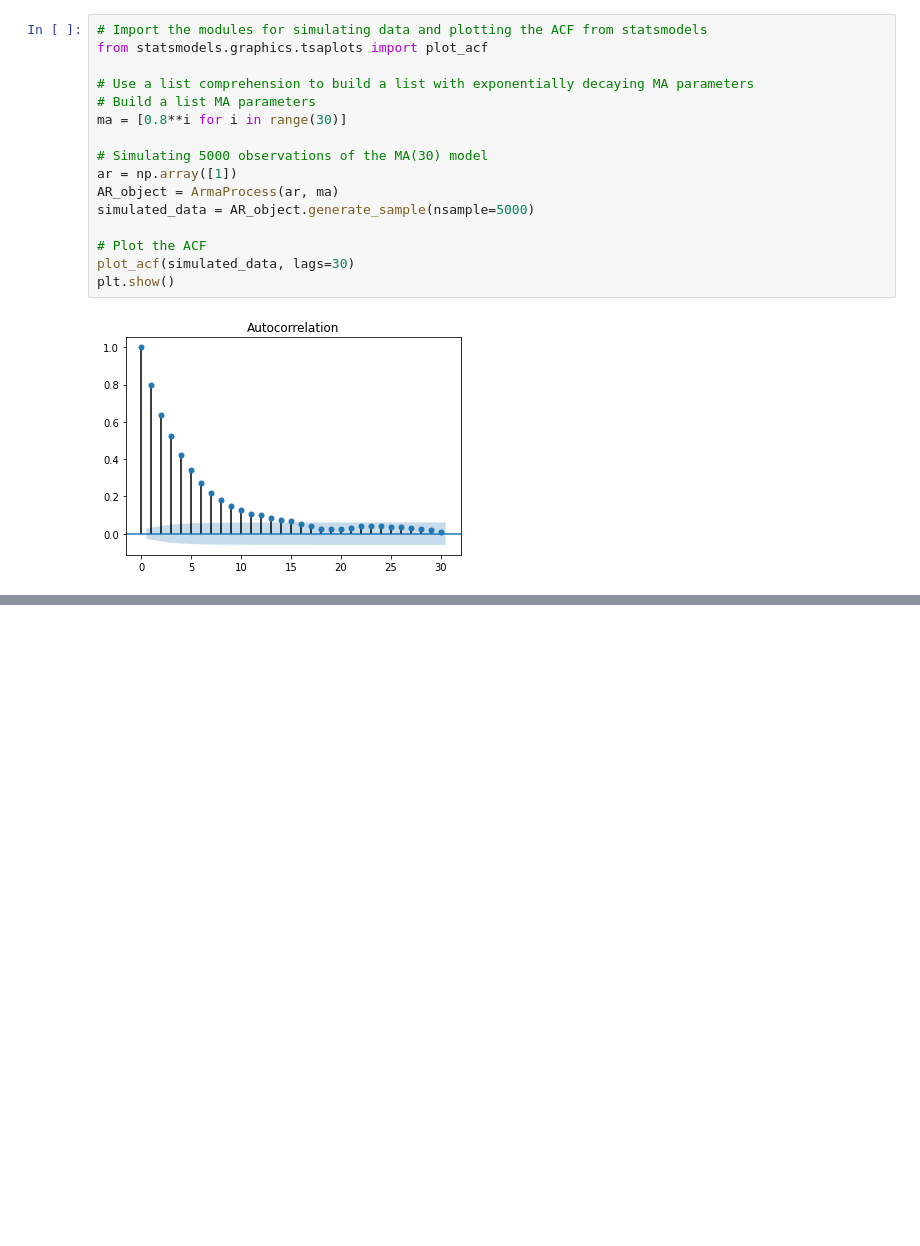
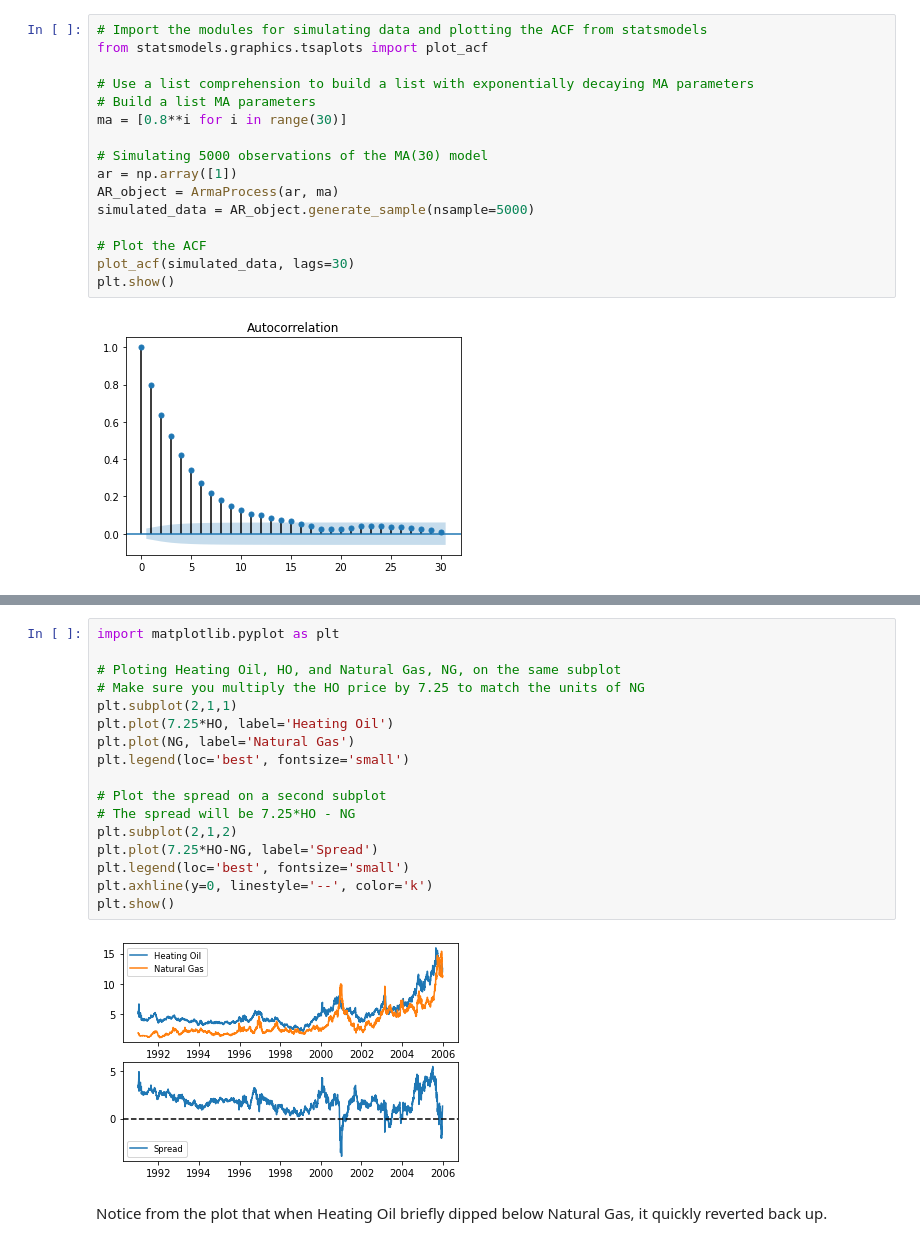
Before and after one commit to pratikgujral/Time-Series-Analysis-Tutorials, a Jupyter notebook: Time_Series_Analysis_in_Python.ipynb, the cells around one changed output, grey strips where cells are left out. Drawn from its saved outputs; the diff is of its cells as text; blank space fills up the shorter version.

```diff
--- a/Time_Series_Analysis_in_Python.ipynb
+++ b/Time_Series_Analysis_in_Python.ipynb
@@ -2418,0 +2492,21 @@ Notice that the ACF looks the same as an AR(1) with parameter 0.8
+# %%
+import matplotlib.pyplot as plt
+
+# Ploting Heating Oil, HO, and Natural Gas, NG, on the same subplot
+# Make sure you multiply the HO price by 7.25 to match the units of NG
+plt.subplot(2,1,1)
+plt.plot(7.25*HO, label='Heating Oil')
+plt.plot(NG, label='Natural Gas')
+plt.legend(loc='best', fontsize='small')
+
+# Plot the spread on a second subplot
+# The spread will be 7.25*HO - NG
+plt.subplot(2,1,2)
+plt.plot(7.25*HO-NG, label='Spread')
+plt.legend(loc='best', fontsize='small')
+plt.axhline(y=0, linestyle='--', color='k')
+plt.show()
+# %% [output]
+[figure, added]
+# %% [markdown]
+Notice from the plot that when Heating Oil briefly dipped below Natural Gas, it quickly reverted back up.
```
Also changed, not shown: parts of 28 cells of this notebook.
